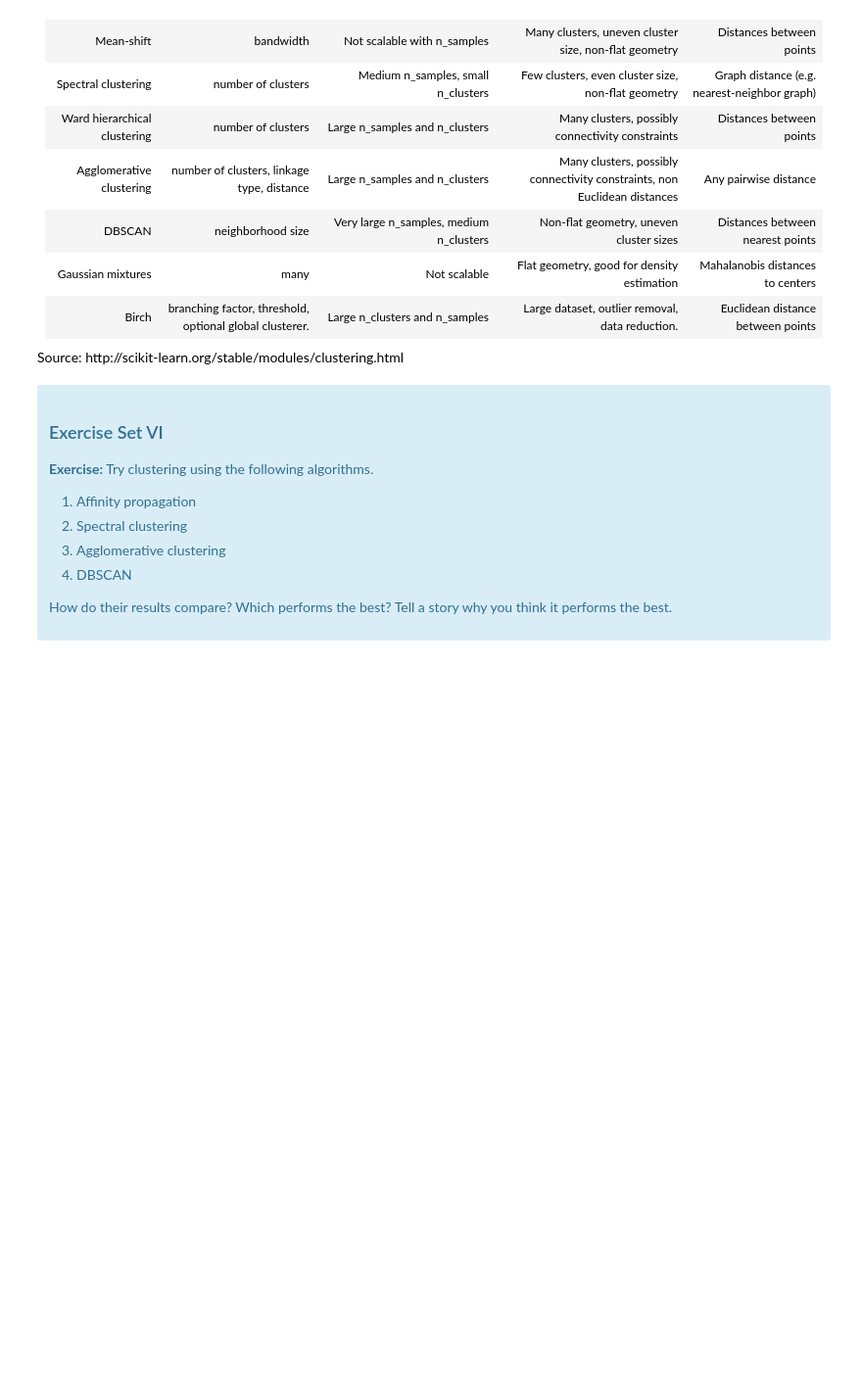
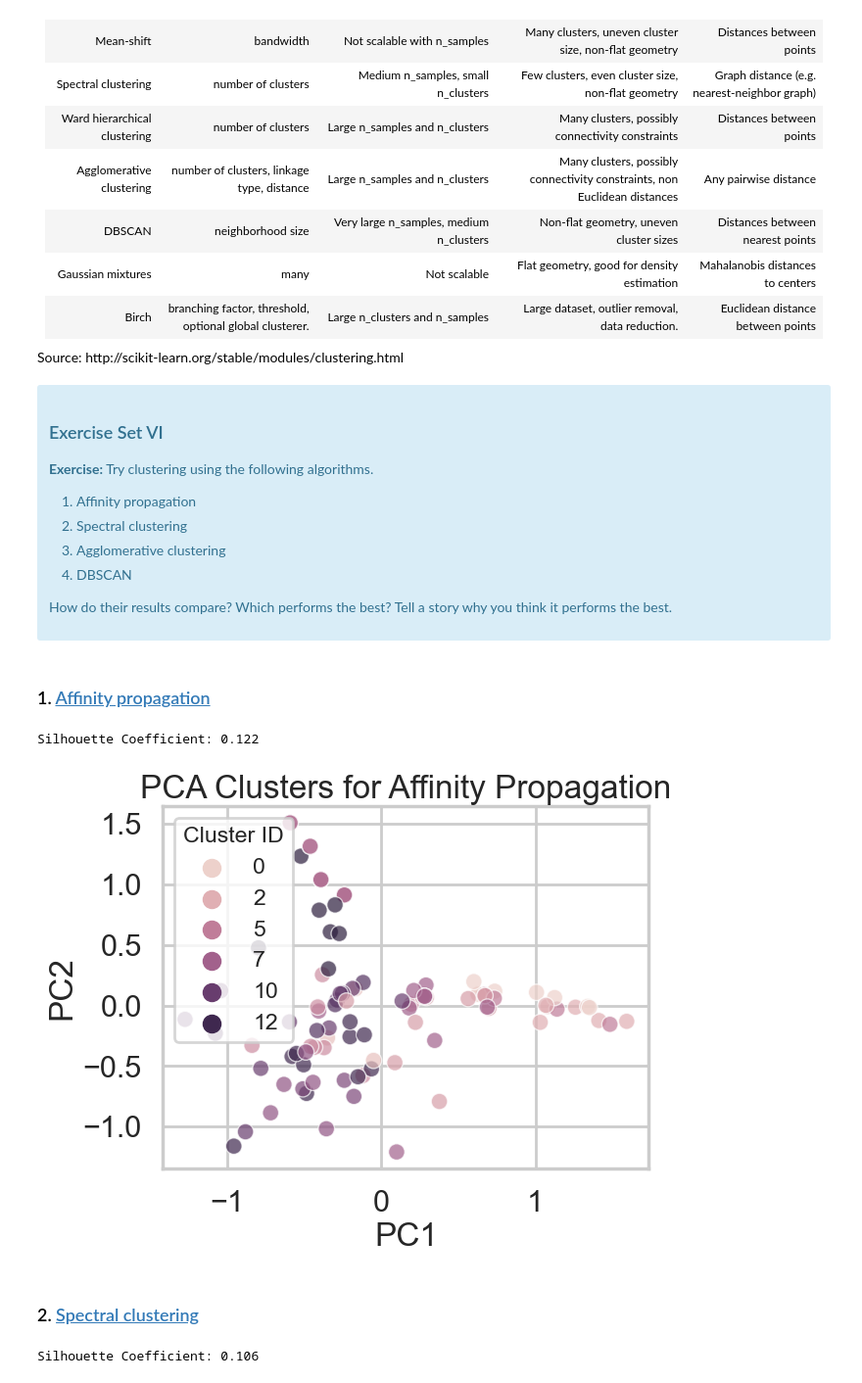
Before and after one commit to lila-b/springboard, a Jupyter notebook: Clustering_Case_Study/Clustering Case Study - Customer Segmentation with K-Means - Tier 3.ipynb, the cells around one changed output. Shown at 98% size. Cells and saved outputs as stored; diff of their text form; code cells hidden in the pictures; blank space fills up the shorter version.

```diff
--- a/Clustering_Case_Study/Clustering Case Study - Customer Segmentation with K-Means - Tier 3.ipynb
+++ b/Clustering_Case_Study/Clustering Case Study - Customer Segmentation with K-Means - Tier 3.ipynb
@@ -544,0 +543,45 @@ Source: http://scikit-learn.org/stable/modules/clustering.html
+# %%
+def graph_pca(cluster_id, cluster_method):
+    '''
+    input:
+        cluster_id - list of cluster labels
+        cluster_method - string
+
+    output:
+        plot of PC1 v PC2 colored by cluster id/labels
+    '''
+    # PCA split into transformed xs and ys
+    pca = PCA(n_components=2)
+    xs = pca.fit_transform(x_cols)[:,0]
+    ys = pca.fit_transform(x_cols)[:,1]
+
+    df_pca = pd.DataFrame({'customer_name': df_pivot.index, 'cluster_id':cluster_id, 'x':xs, 'y':ys})
+
+    # scatter plot of pca x and y
+    sns.scatterplot(data=df_pca, x='x', y='y', hue='cluster_id', alpha=0.7)
+    plt.title('PCA Clusters for {}'.format(cluster_method))
+    plt.xlabel('PC1')
+    plt.ylabel('PC2')
+    plt.legend(title='Cluster ID', title_fontsize='x-small', fontsize='x-small')
+# %% [markdown]
+### 1. [Affinity propagation](https://scikit-learn.org/stable/modules/generated/sklearn.cluster.AffinityPropagation.html#sklearn.cluster.AffinityPropagation)
+# %%
+ap_model = AffinityPropagation(random_state=10).fit(x_cols)
+ap_cluster_id = ap_model.labels_
+ap_clusters = np.max(ap_cluster_id) + 1
+
+graph_pca(ap_cluster_id, 'Affinity Propagation')
+print(f"Silhouette Coefficient: {silhouette_score(x_cols, ap_cluster_id):.3f}")
+# %% [output]
+Silhouette Coefficient: 0.122
+[figure, added]
+# %% [markdown]
+### 2. [Spectral clustering](https://scikit-learn.org/stable/modules/generated/sklearn.cluster.SpectralClustering.html#sklearn.cluster.SpectralClustering)
+# %%
+sc_model = SpectralClustering(n_clusters=3,
+                              random_state=10).fit(x_cols)
+sc_cluster_id = sc_model.labels_
+
+print(f"Silhouette Coefficient: {silhouette_score(x_cols, sc_cluster_id):.3f}")
+# %% [output]
+Silhouette Coefficient: 0.106
```
Also changed, not shown: parts of 7 cells of this notebook.
